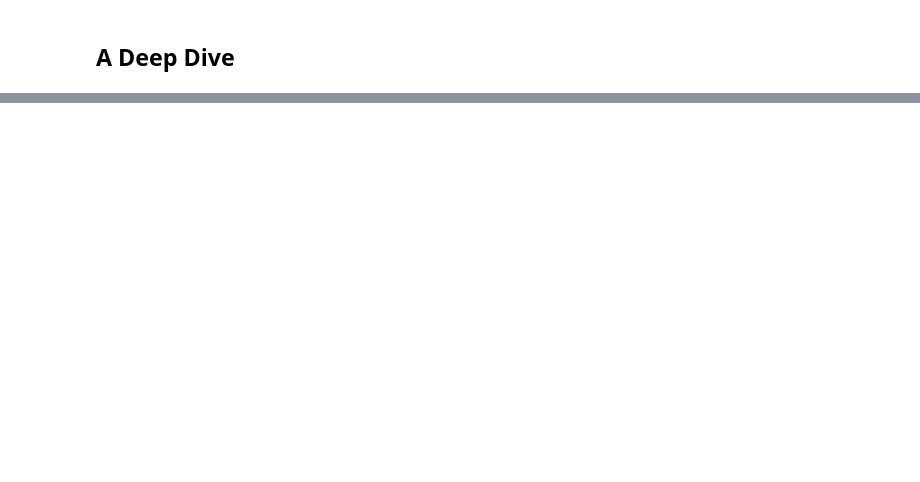
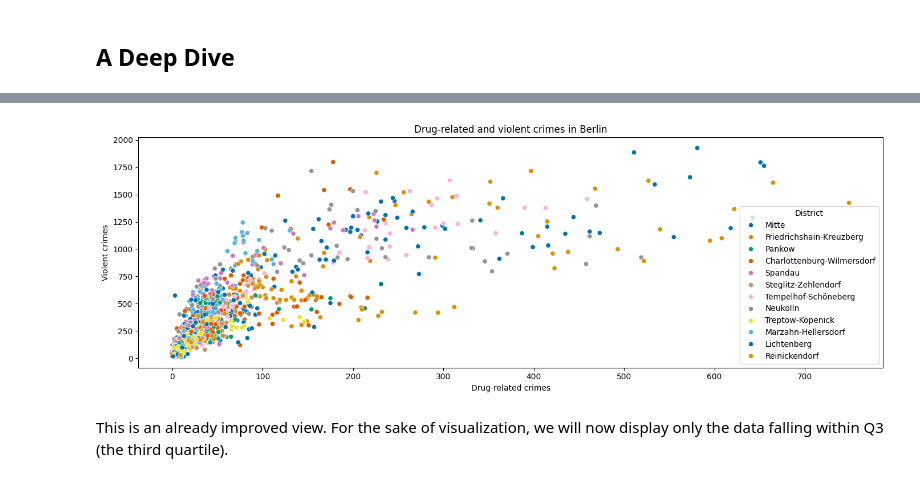
Before and after one commit to richim96/ironhack-berlin-crimes-eda, a Jupyter notebook: berlin_crimes_eda.ipynb, the cells around one changed output, grey strips where cells are left out. Cells and saved outputs as stored; diff of their text form; code cells hidden in the pictures; blank space fills up the shorter version.

```diff
--- a/berlin_crimes_eda.ipynb
+++ b/berlin_crimes_eda.ipynb
@@ -153,0 +510,24 @@ DatabaseError: Execution failed on sql 'SELECT Year, District, Code, Location, R
+# %%
+drug_and_violent_crimes_reduced: pd.DataFrame = drug_and_violent_crimes[
+    (drug_and_violent_crimes.Drugs <= 750) & (drug_and_violent_crimes.Violent_crimes <= 2000)
+]
+# %%
+plt.figure(figsize=(14, 5))
+
+ax: Axes = sns.scatterplot(
+    data=drug_and_violent_crimes_reduced,
+    x="Drugs",
+    y="Violent_crimes",
+    hue="District",
+    palette="colorblind"
+)
+ax.set_title("Drug-related and violent crimes in Berlin")
+ax.set_xlabel("Drug-related crimes")
+ax.set_ylabel("Violent crimes")
+
+plt.tight_layout()
+plt.show()
+# %% [output]
+[figure, added]
+# %% [markdown]
+This is an already improved view. For the sake of visualization, we will now display only the data falling within Q3 (the third quartile).
```
Also changed, not shown: parts of 59 cells of this notebook, 5 other files.
